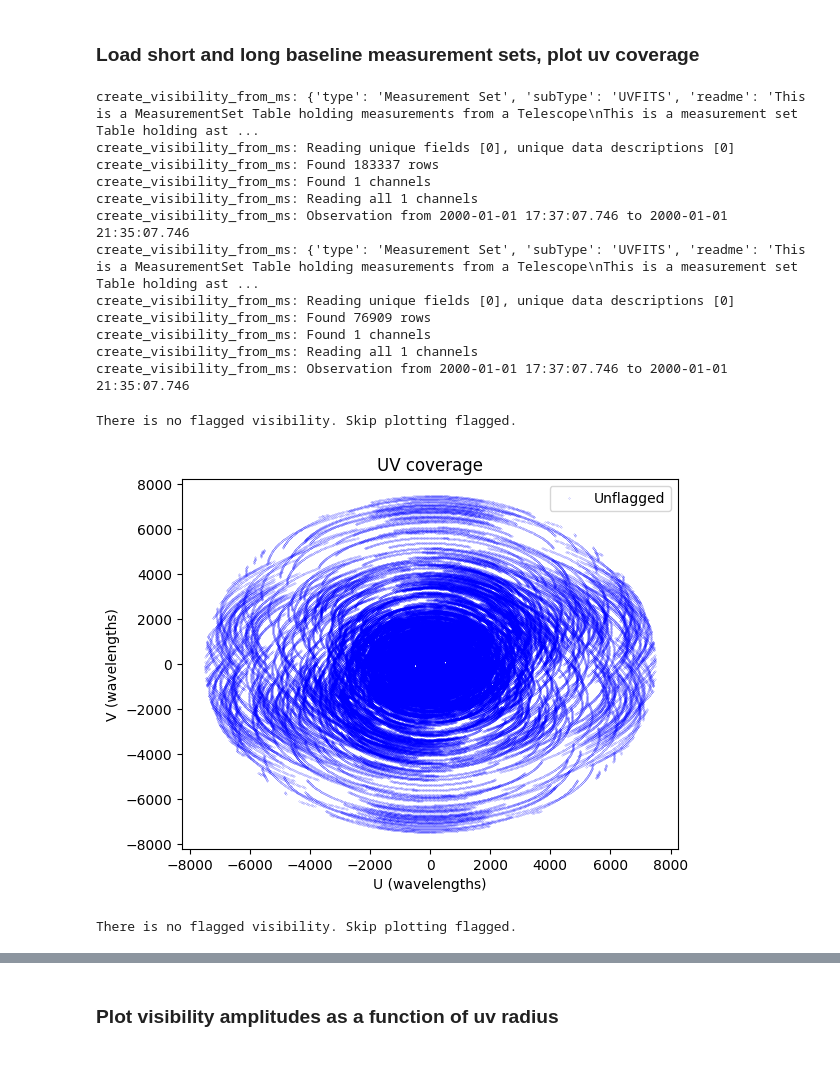
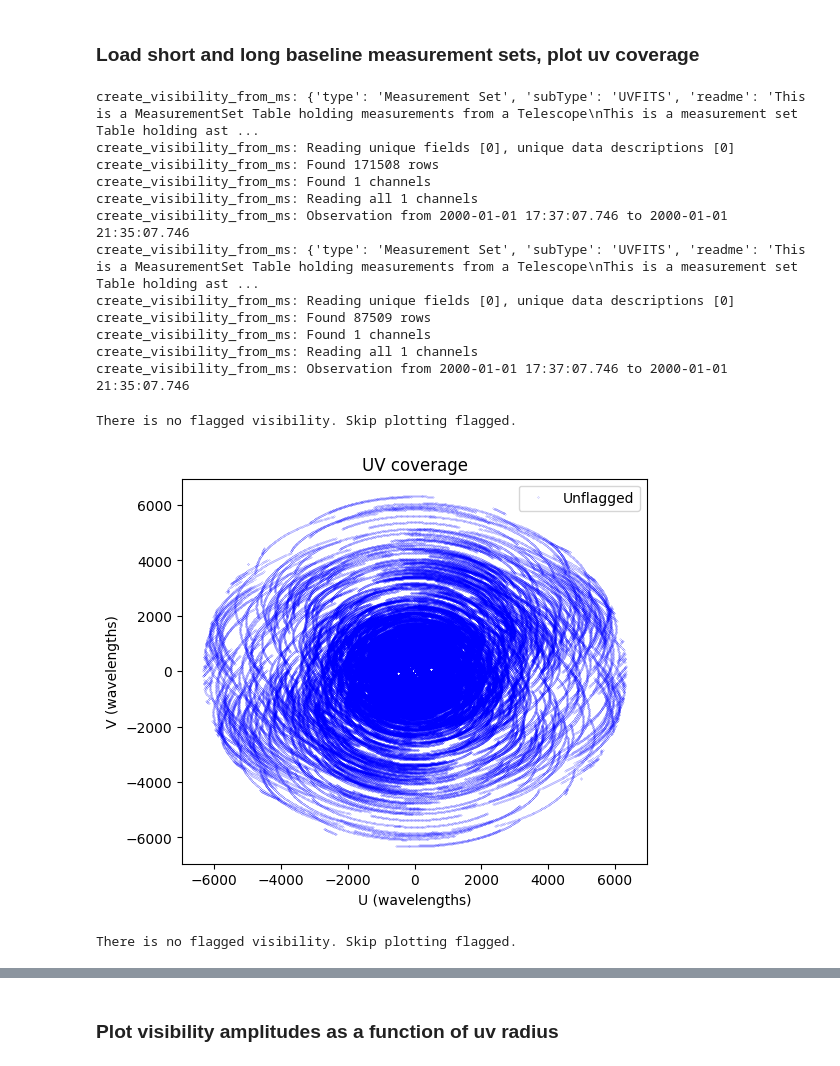
Before and after one commit to simon-prunet/radio-imaging, a Jupyter notebook: dirty.ipynb, the cells around one changed output, grey strips where cells are left out. Drawn from its saved outputs; the diff is of its cells as text; code cells hidden in the pictures.

```diff
--- a/dirty.ipynb
+++ b/dirty.ipynb
@@ -4,9 +4,13 @@
 from visibilities import *
 from images import *
 import matplotlib.pyplot as plt
+import matplotlib
 import numpy
+import helpers
+
 plt.set_loglevel("critical")
 cmap='turbo'
+matplotlib.rcParams['figure.figsize'] = [5, 5]
 # %% [markdown]
 ### Define baseline configuration, integration time, hour angle interval of observations, phase centre, etc.
 # %%
@@ -27,0 +30,3 @@ plot_uvcoverage([vt])
+# %%
+matplotlib.rcParams['figure.figsize'] = [6, 5]
+plot_uvcoverage([vt])
@@ -90,23 +98,23 @@ uvmin_pix,uvmax_pix,npix = 61,71,512
 ### Load short and long baseline measurement sets, plot uv coverage
 # %%
 from rascil.processing_components import create_visibility_from_ms
-[vs] = create_visibility_from_ms('data3/SGRC_small_baselines.ms')
-[vl] = create_visibility_from_ms('data3/SGRC_long_baselines.ms')
+[vs] = create_visibility_from_ms('data4/SGRB_small_baselines_60.ms')
+[vl] = create_visibility_from_ms('data4/SGRB_long_baselines_50.ms')
 plot_uvcoverage([vs])
 plot_uvcoverage([vl])
 # %% [output]
 create_visibility_from_ms: {'type': 'Measurement Set', 'subType': 'UVFITS', 'readme': 'This is a MeasurementSet Table holding measurements from a Telescope\nThis is a measurement set Table holding ast ...
 create_visibility_from_ms: Reading unique fields [0], unique data descriptions [0]
-create_visibility_from_ms: Found 183337 rows
+create_visibility_from_ms: Found 171508 rows
 create_visibility_from_ms: Found 1 channels
 create_visibility_from_ms: Reading all 1 channels
 create_visibility_from_ms: Observation from 2000-01-01 17:37:07.746 to 2000-01-01 21:35:07.746
 create_visibility_from_ms: {'type': 'Measurement Set', 'subType': 'UVFITS', 'readme': 'This is a MeasurementSet Table holding measurements from a Telescope\nThis is a measurement set Table holding ast ...
 create_visibility_from_ms: Reading unique fields [0], unique data descriptions [0]
-create_visibility_from_ms: Found 76909 rows
+create_visibility_from_ms: Found 87509 rows
 create_visibility_from_ms: Found 1 channels
 create_visibility_from_ms: Reading all 1 channels
 create_visibility_from_ms: Observation from 2000-01-01 17:37:07.746 to 2000-01-01 21:35:07.746
 There is no flagged visibility. Skip plotting flagged.
-[figure, old version]
+[figure, new version]
 There is no flagged visibility. Skip plotting flagged.
```
Also changed, not shown: parts of 23 cells of this notebook, 55 other files.
